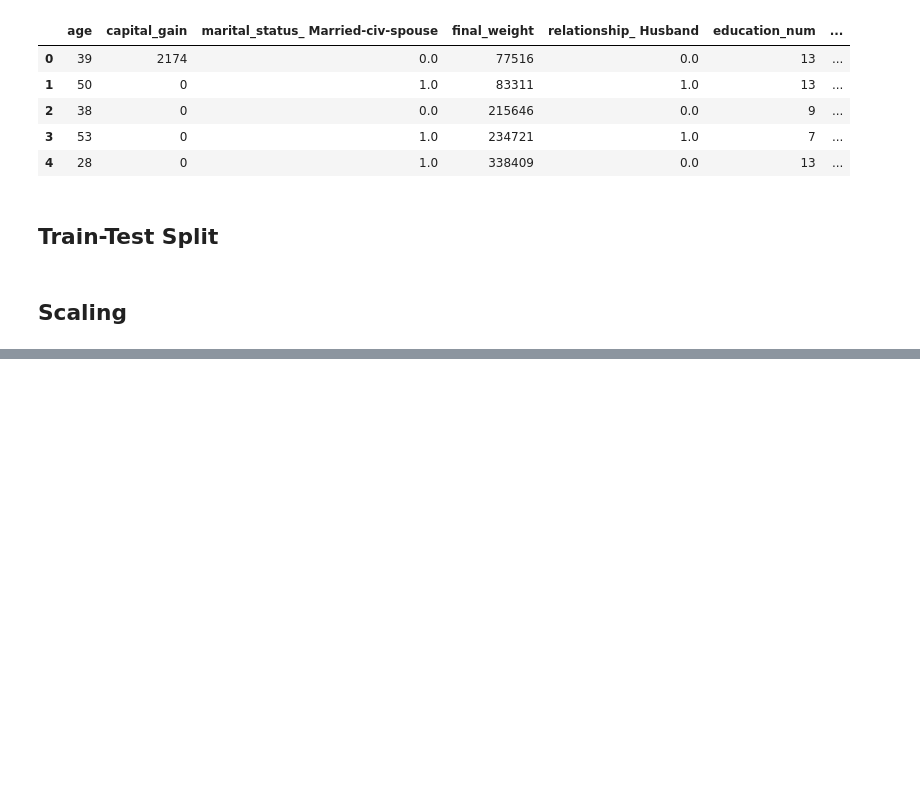
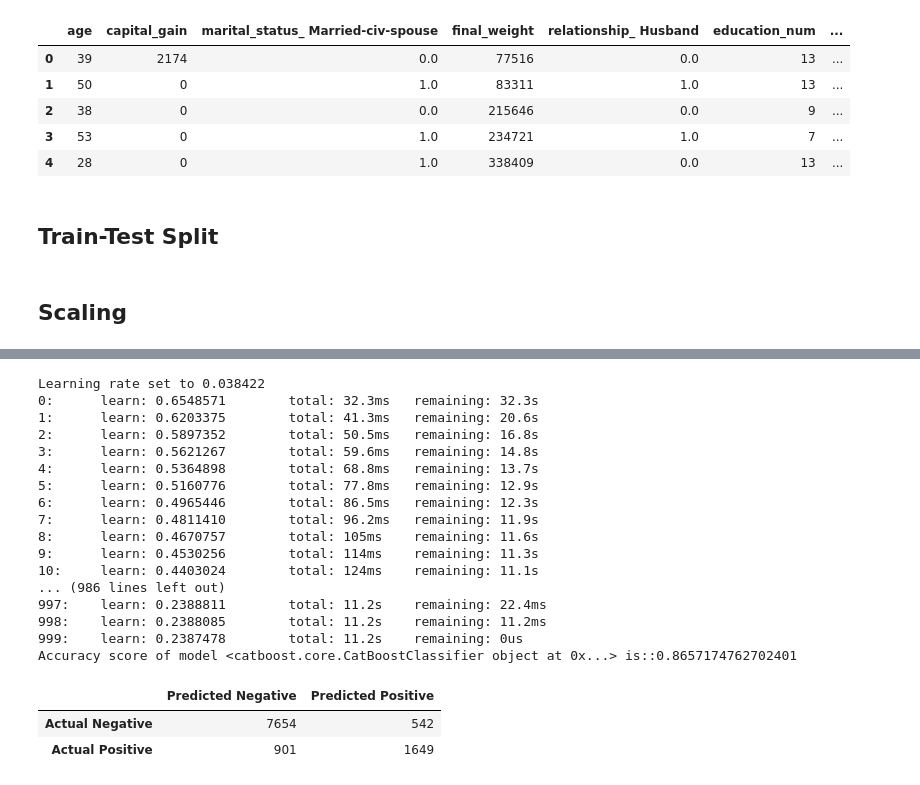
Before and after one commit to amanG251314/Income_Classifier, a Jupyter notebook: Model_Compare.ipynb, the cells around one changed output, grey strips where cells are left out. Drawn from its saved outputs; the diff is of its cells as text; code cells hidden in the pictures; blank space fills up the shorter version.

```diff
--- a/Model_Compare.ipynb
+++ b/Model_Compare.ipynb
@@ -67,0 +172,29 @@ MLA
+# %%
+bst_model=MLA[6]
+bst_model.fit(X_train,y_train)
+pred=bst_model.predict(X_test)
+print('Accuracy score of model {} is::{}'.format(bst_model,accuracy_score(y_test,pred)))
+pd.DataFrame(confusion_matrix(y_test,pred),\
+             columns=['Predicted Negative', 'Predicted Positive'],\
+             index=['Actual Negative', 'Actual Positive'])
+# %% [output]
+Learning rate set to 0.038422
+0:      learn: 0.6548571        total: 32.3ms   remaining: 32.3s
+1:      learn: 0.6203375        total: 41.3ms   remaining: 20.6s
+2:      learn: 0.5897352        total: 50.5ms   remaining: 16.8s
+3:      learn: 0.5621267        total: 59.6ms   remaining: 14.8s
+4:      learn: 0.5364898        total: 68.8ms   remaining: 13.7s
+5:      learn: 0.5160776        total: 77.8ms   remaining: 12.9s
+6:      learn: 0.4965446        total: 86.5ms   remaining: 12.3s
+7:      learn: 0.4811410        total: 96.2ms   remaining: 11.9s
+8:      learn: 0.4670757        total: 105ms    remaining: 11.6s
+9:      learn: 0.4530256        total: 114ms    remaining: 11.3s
+10:     learn: 0.4403024        total: 124ms    remaining: 11.1s
+... (986 lines left out)
+997:    learn: 0.2388811        total: 11.2s    remaining: 22.4ms
+998:    learn: 0.2388085        total: 11.2s    remaining: 11.2ms
+999:    learn: 0.2387478        total: 11.2s    remaining: 0us
+Accuracy score of model <catboost.core.CatBoostClassifier object at 0x...> is::0.8657174762702401
+|  | Predicted Negative | Predicted Positive |
+| Actual Negative | 7654 | 542 |
+| Actual Positive | 901 | 1649 |
```
Also changed, not shown: parts of 4 cells of this notebook.
